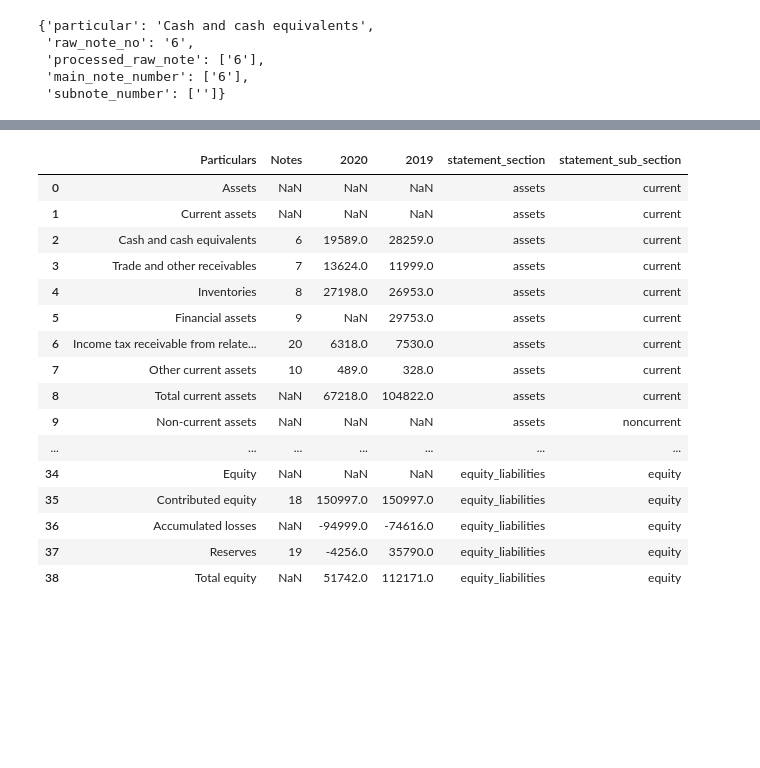
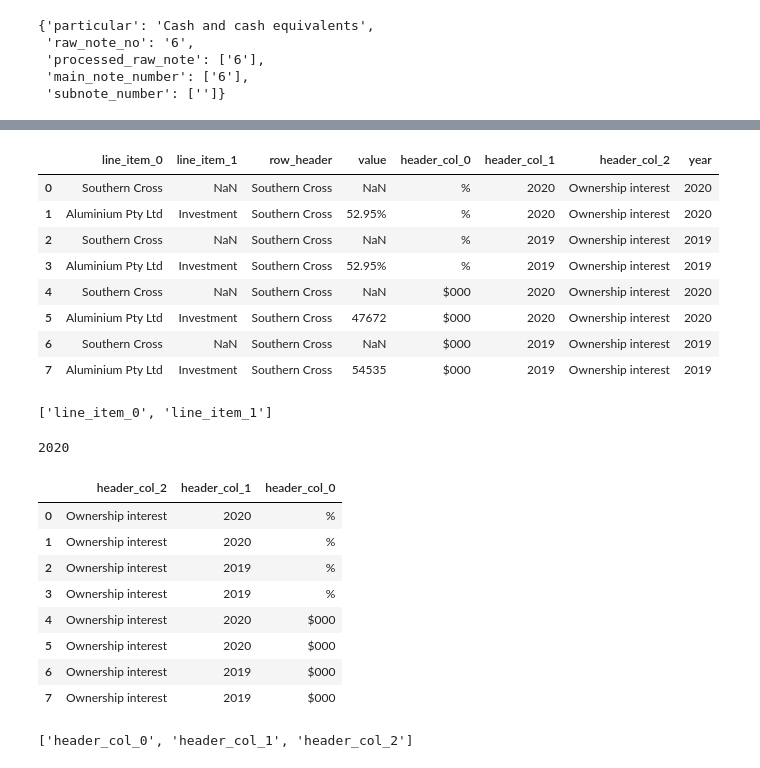
Before and after one commit to AI-paltan/main_page_processing, a Jupyter notebook: main_page_processing_service_testing_notebook.ipynb, the cells around one changed output, grey strips where cells are left out. Drawn from its saved outputs; the diff is of its cells as text; code cells hidden in the pictures; blank space fills up the shorter version.

```diff
--- a/main_page_processing_service_testing_notebook.ipynb
+++ b/main_page_processing_service_testing_notebook.ipynb
@@ -108,23 +88,39 @@ mp.notes_region_meta_data
 | 13 | 4 | 3 | [26] | [[144, 967, 329, 982]] | 4.4 | [27] | [[144, 357, 351, 371]] | [04364462-3301-3e8a-af80-28720e1d... | [[20, 21, 22, 23, 24, 25, 26, 27]] | ... |
 | 14 | 4 | 4 | [27] | [[144, 357, 351, 371]] | 4.5 | [27] | [[144, 498, 333, 512]] | [da20fcaa-0edf-3ba2-a56c-832887c2... | [[0, 1, 2]] | ... |
 | 15 | 4 | 5 | [27] | [[144, 498, 333, 512]] | 4.6 | [27] | [[144, 695, 417, 713]] | [da20fcaa-0edf-3ba2-a56c-832887c2... | [[3, 4, 5, 6, 7, 8]] | ... |
-# %%
-cbs_dict[7]
-# %% [output]
-|  | Particulars | Notes | 2020 | 2019 | statement_section | statement_sub_section |
-| 0 | Assets | NaN | NaN | NaN | assets | current |
-| 1 | Current assets | NaN | NaN | NaN | assets | current |
-| 2 | Cash and cash equivalents | 6 | 19589.0 | 28259.0 | assets | current |
-| 3 | Trade and other receivables | 7 | 13624.0 | 11999.0 | assets | current |
-| 4 | Inventories | 8 | 27198.0 | 26953.0 | assets | current |
-| 5 | Financial assets | 9 | NaN | 29753.0 | assets | current |
-| 6 | Income tax receivable from relate... | 20 | 6318.0 | 7530.0 | assets | current |
-| 7 | Other current assets | 10 | 489.0 | 328.0 | assets | current |
-| 8 | Total current assets | NaN | 67218.0 | 104822.0 | assets | current |
-| 9 | Non-current assets | NaN | NaN | NaN | assets | noncurrent |
-| ... | ... | ... | ... | ... | ... | ... |
-| 34 | Equity | NaN | NaN | NaN | equity_liabilities | equity |
-| 35 | Contributed equity | 18 | 150997.0 | 150997.0 | equity_liabilities | equity |
-| 36 | Accumulated losses | NaN | -94999.0 | -74616.0 | equity_liabilities | equity |
-| 37 | Reserves | 19 | -4256.0 | 35790.0 | equity_liabilities | equity |
-| 38 | Total equity | NaN | 51742.0 | 112171.0 | equity_liabilities | equity |
+# %%
+mp.standardised_cropped_dict.get('a147e74b-6105-3ee1-a346-7906f3bf25b5')
+# %% [output]
+|  | line_item_0 | line_item_1 | row_header | value | header_col_0 | header_col_1 | header_col_2 | year |
+| 0 | Southern Cross | NaN | Southern Cross | NaN | % | 2020 | Ownership interest | 2020 |
+| 1 | Aluminium Pty Ltd | Investment | Southern Cross | 52.95% | % | 2020 | Ownership interest | 2020 |
+| 2 | Southern Cross | NaN | Southern Cross | NaN | % | 2019 | Ownership interest | 2019 |
+| 3 | Aluminium Pty Ltd | Investment | Southern Cross | 52.95% | % | 2019 | Ownership interest | 2019 |
+| 4 | Southern Cross | NaN | Southern Cross | NaN | $000 | 2020 | Ownership interest | 2020 |
+| 5 | Aluminium Pty Ltd | Investment | Southern Cross | 47672 | $000 | 2020 | Ownership interest | 2020 |
+| 6 | Southern Cross | NaN | Southern Cross | NaN | $000 | 2019 | Ownership interest | 2019 |
+| 7 | Aluminium Pty Ltd | Investment | Southern Cross | 54535 | $000 | 2019 | Ownership interest | 2019 |
+# %%
+mp.standardised_cropped_dict.get('a147e74b-6105-3ee1-a346-7906f3bf25b5').filter(like="line_item", axis=1).columns.to_list()
+# %% [output]
+['line_item_0', 'line_item_1']
+# %%
+mp.standardised_cropped_dict.get('a147e74b-6105-3ee1-a346-7906f3bf25b5')['year'].max()
+# %% [output]
+2020
+# %%
+mp.standardised_cropped_dict.get('a147e74b-6105-3ee1-a346-7906f3bf25b5').filter(like="header_col", axis=1).sort_index(axis=1, ascending=False)
+# %% [output]
+|  | header_col_2 | header_col_1 | header_col_0 |
+| 0 | Ownership interest | 2020 | % |
+| 1 | Ownership interest | 2020 | % |
+| 2 | Ownership interest | 2019 | % |
+| 3 | Ownership interest | 2019 | % |
+| 4 | Ownership interest | 2020 | $000 |
+| 5 | Ownership interest | 2020 | $000 |
+| 6 | Ownership interest | 2019 | $000 |
+| 7 | Ownership interest | 2019 | $000 |
+# %%
+mp.standardised_cropped_dict.get('a147e74b-6105-3ee1-a346-7906f3bf25b5').filter(like="header_col", axis=1).sort_index(axis=1, ascending=True).columns.to_list()
+# %% [output]
+['header_col_0', 'header_col_1', 'header_col_2']
```
Also changed, not shown: parts of 1 cell of this notebook, 9 other files.
